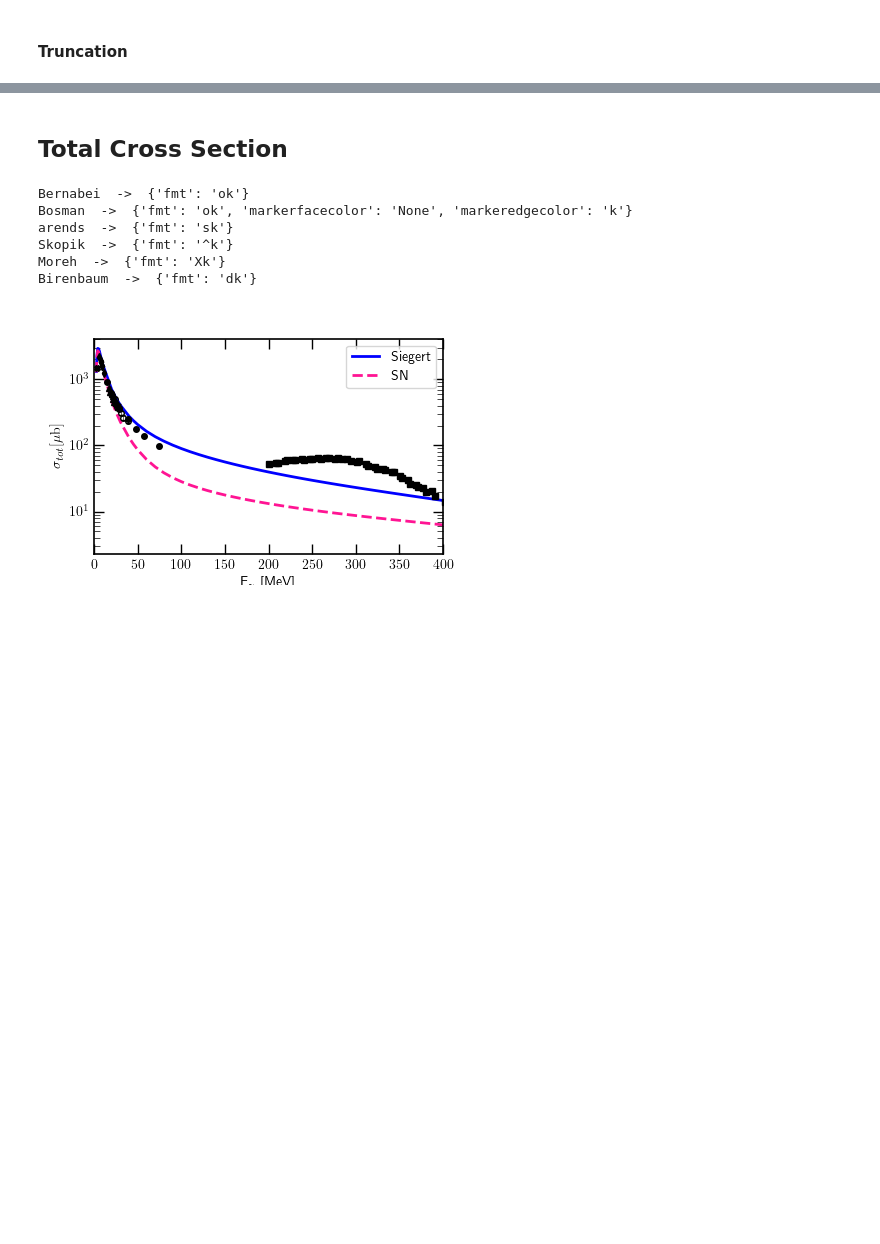
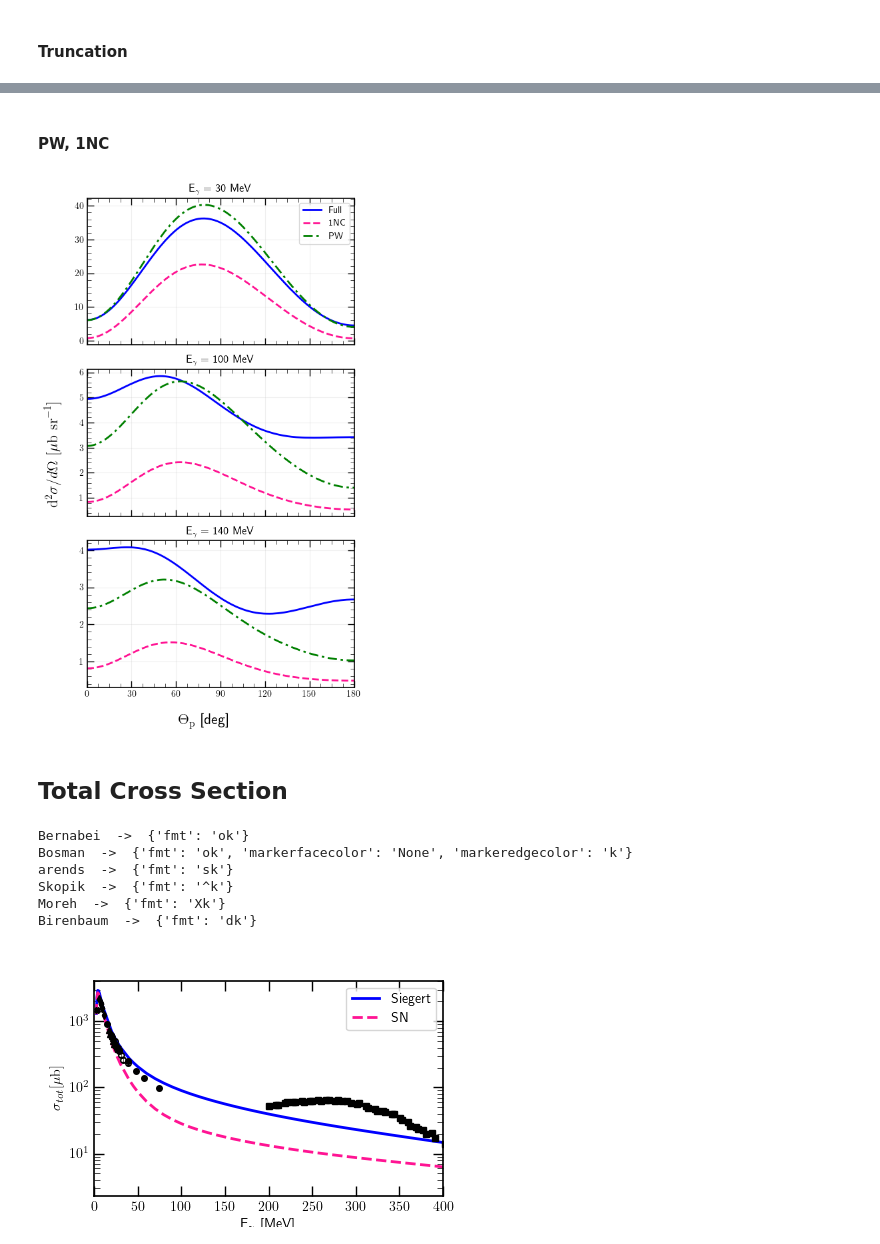
Before and after one commit to VitaliiUr/thesis, a Jupyter notebook: PlotData/figures_De.ipynb, the cells around one changed output, grey strips where cells are left out. Saved outputs shown, nothing was run; the diff lists cells and outputs as text; code cells hidden in the pictures; blank space fills up the shorter version.

```diff
--- a/PlotData/figures_De.ipynb
+++ b/PlotData/figures_De.ipynb
@@ -334,3 +450,53 @@ plt.show()
+# %% [markdown]
+#### PW, 1NC
+# %%
+df_tmp = df_my[(df_my.FORCE == "N4LO+") &
+                    (df_my.CUTOFF == 450) &
+                    # (df_my.Energy == 100) &
+                    (df_my.WAVE.isin(["1NC", "SIEGERT"]))]
+# %%
+# fig, ax = plt.subplots(1, 3, figsize=(9, 2.8), constrained_layout=True)
+fig = plt.figure(figsize=(5, 8.4))
+gs = fig.add_gridspec(nrows=3)
+ax = gs.subplots(sharex=True)
+fig.supxlabel("$\Theta_\mathrm{p}$ [deg]", size=16)
+fig.supylabel("$\mathrm{d}^2\sigma / d \Omega ~[\mu\mathrm{b~sr}^{-1}]$", size=16)
+for i, en in enumerate([30, 100, 140]):
+    ax[i].plot(df_tmp[(df_tmp.WAVE == "SIEGERT") & (df_tmp.Energy == en)].angle,
+               df_tmp[(df_tmp.WAVE == "SIEGERT") & (df_tmp.Energy == en)].CROSS2,
+               **line_styles["SIEGERT"], label="Full")
+    ax[i].plot(df_tmp[(df_tmp.WAVE == "1NC") & (df_tmp.Energy == en)].angle,
+               df_tmp[(df_tmp.WAVE == "1NC") & (df_tmp.Energy == en)].CROSS2,
+               **line_styles["1NC"], label="1NC")
+    # ax[i].plot(df_tmp[(df_tmp.WAVE == "1NC") & (df_tmp.Energy == en)].angle, df_tmp[(df_tmp.WAVE == "1NC") & (df_tmp.Energy == en)].CROSS)
+    ax[i].plot(df_tmp[(df_tmp.WAVE == "SIEGERT") & (df_tmp.Energy == en)].angle,
+               df_tmp[(df_tmp.WAVE == "SIEGERT") & (df_tmp.Energy == en)].CROSS,
+               **line_styles["PW"], label="PW")
+
+    ax[i].xaxis.set_minor_locator(mpl.ticker.AutoMinorLocator())
+    ax[i].yaxis.set_minor_locator(mpl.ticker.AutoMinorLocator())
+    ax[i].tick_params(which='minor', direction='in', length=4,
+                    width=0.5, top=True, right=True)
+    ax[i].tick_params(which='major', direction='in',
+                length=7, width=1, top=True, right=True, zorder=1)
+    ax[i].set_xticks(np.arange(0, 180+j-1, 30))
+    ax[i].set_xlim([0, 180])
+
+    ax[i].set_title("E$_\gamma$ = {} MeV".format(en))
+    ax[i].set_xticks(np.arange(0, 180+j-1, 30))
+    ax[i].set_xlim([0, 180])
+    ax[i].grid(alpha=0.2)
+    ax[i].set_zorder(-1)
+ax[0].legend()
+# plt.setp(ax, xticks=np.arange(6), xticklabels=FORCES)
+
+plt.tight_layout()
+
+plt.savefig(f"Figures_De/Diff_cross_pw_1nc.pdf",
+            dpi=600, facecolor="white")
+plt.show()
+# %% [output]
+[figure, added]
 # %% [markdown]
 ## Total Cross Section
 # %%
```
Also changed, not shown: parts of 29 cells of this notebook, 6 other files.
